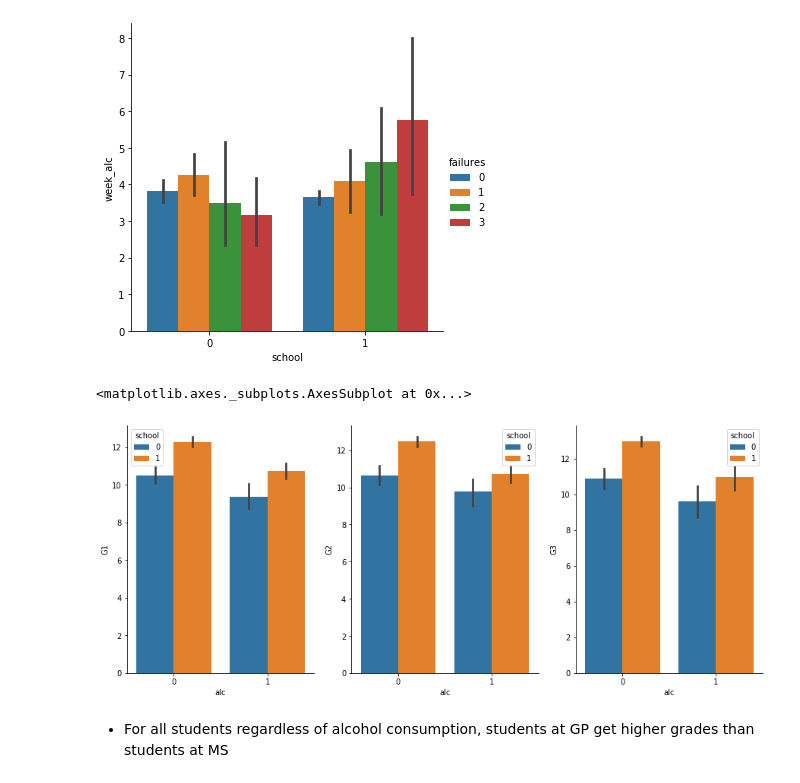
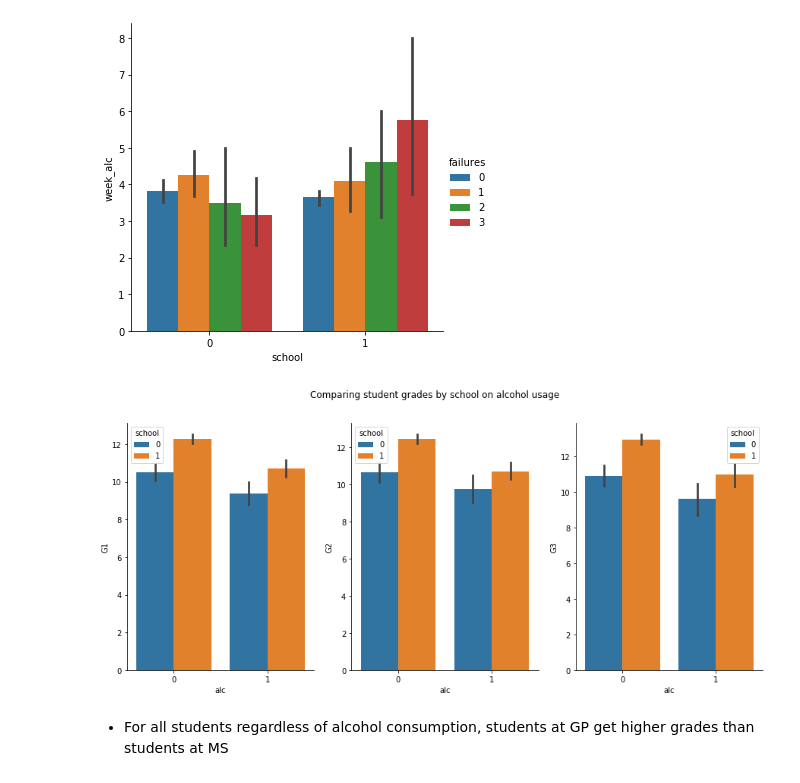
Before and after one commit to Yeshi341/Student_Alcohol_Consumption, a Jupyter notebook: EDA.ipynb, the cells around one changed output. Drawn from its saved outputs; the diff is of its cells as text; code cells hidden in the pictures.

```diff
--- a/EDA.ipynb
+++ b/EDA.ipynb
@@ -437,12 +694,12 @@ sns.catplot(x="school", y="week_alc", hue="failures", kind="bar", data=df)
 # %%
 fig, ax = plt.subplots(1, 3, figsize= (15,6))
 sns.despine(right=True)
+fig.suptitle('Comparing student grades by school on alcohol usage')
 sns.barplot(x="alc", y="G1", hue="school", data=df,  ax = ax[0])
 sns.barplot(x="alc", y="G2", hue="school", data=df, ax = ax[1])
-sns.barplot(x="alc", y="G3", hue="school", data=df,  ax = ax[2])
+sns.barplot(x="alc", y="G3", hue="school", data=df,  ax = ax[2]);
 # %% [output]
-<matplotlib.axes._subplots.AxesSubplot at 0x...>
-[figure, old version]
+[figure, new version]
 # %% [markdown]
 * For all students regardless of alcohol consumption, students at GP get higher grades than students at MS
 # %%
```
Also changed, not shown: parts of 32 cells of this notebook, 2 other files.
